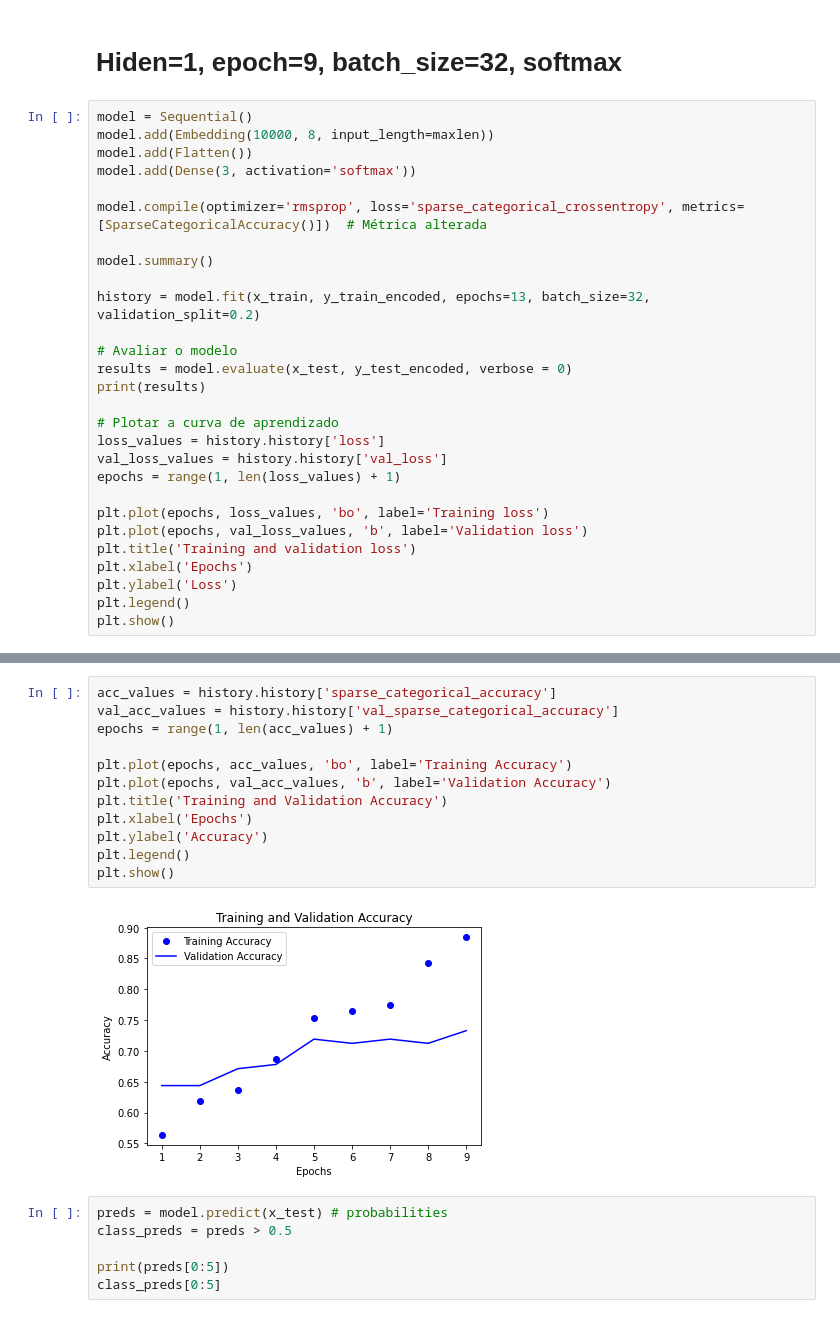
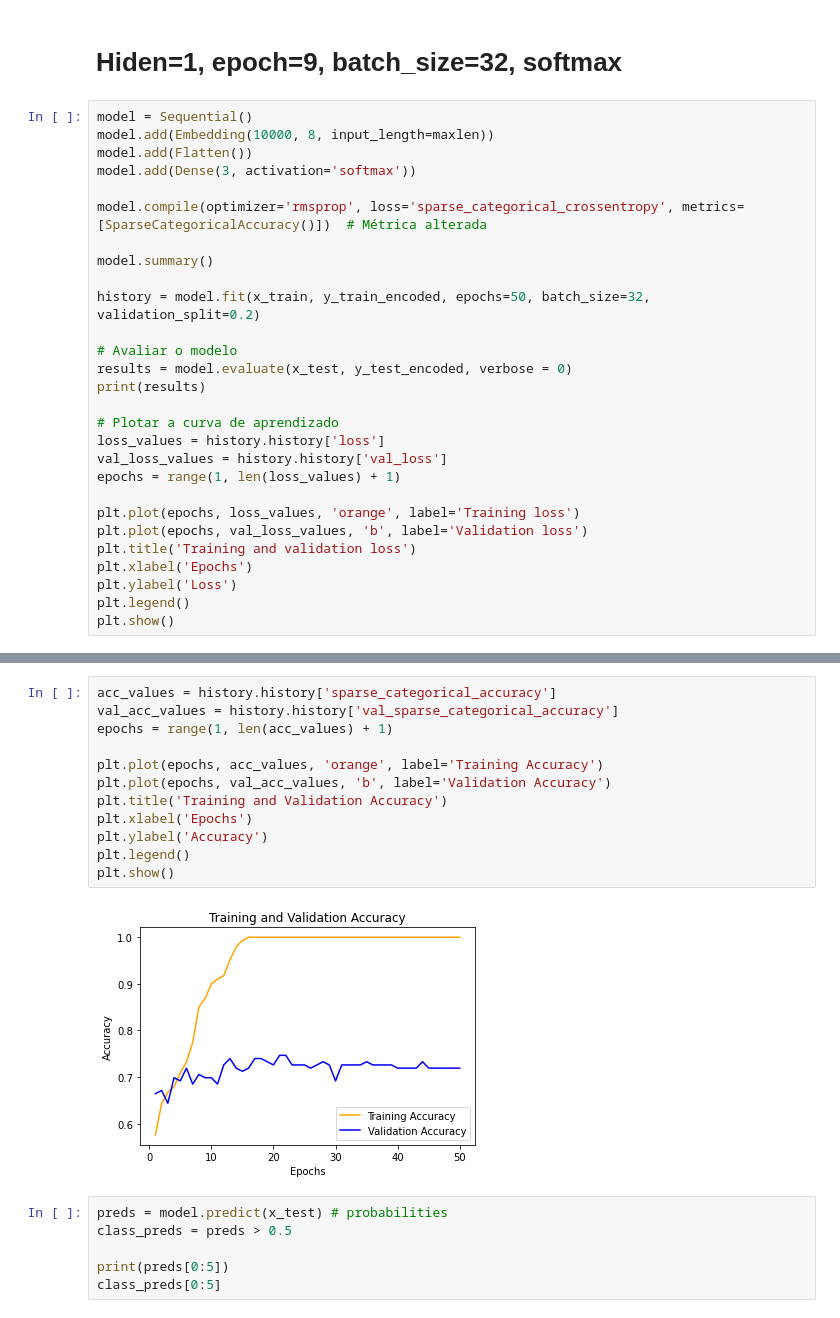
Before and after one commit to alpereirinha/DL_Project, a Jupyter notebook: dnn_embedding.ipynb, the cells around one changed output, grey strips where cells are left out. Cells and saved outputs as stored; diff of their text form.

```diff
--- a/dnn_embedding.ipynb
+++ b/dnn_embedding.ipynb
@@ -80,7 +80,7 @@ model.compile(optimizer='rmsprop', loss='sparse_categorical_crossentropy', metri
 
 model.summary()
 
-history = model.fit(x_train, y_train_encoded, epochs=13, batch_size=32, validation_split=0.2)
+history = model.fit(x_train, y_train_encoded, epochs=50, batch_size=32, validation_split=0.2)
 
 # Avaliar o modelo
 results = model.evaluate(x_test, y_test_encoded, verbose = 0)
@@ -91,7 +91,7 @@ loss_values = history.history['loss']
 val_loss_values = history.history['val_loss']
 epochs = range(1, len(loss_values) + 1)
 
-plt.plot(epochs, loss_values, 'bo', label='Training loss')
+plt.plot(epochs, loss_values, 'orange', label='Training loss')
 plt.plot(epochs, val_loss_values, 'b', label='Validation loss')
 plt.title('Training and validation loss')
 plt.xlabel('Epochs')
@@ -120,17 +120,17 @@ Epoch 13/13
 # %%
 acc_values = history.history['sparse_categorical_accuracy']
 val_acc_values = history.history['val_sparse_categorical_accuracy']
 epochs = range(1, len(acc_values) + 1)
 
-plt.plot(epochs, acc_values, 'bo', label='Training Accuracy')
+plt.plot(epochs, acc_values, 'orange', label='Training Accuracy')
 plt.plot(epochs, val_acc_values, 'b', label='Validation Accuracy')
 plt.title('Training and Validation Accuracy')
 plt.xlabel('Epochs')
 plt.ylabel('Accuracy')
 plt.legend()
 plt.show()
 # %% [output]
-[figure, old version]
+[figure, new version]
 # %%
 preds = model.predict(x_test) # probabilities
 class_preds = preds > 0.5
```
Also changed, not shown: parts of 6 cells of this notebook, 4 other files.
